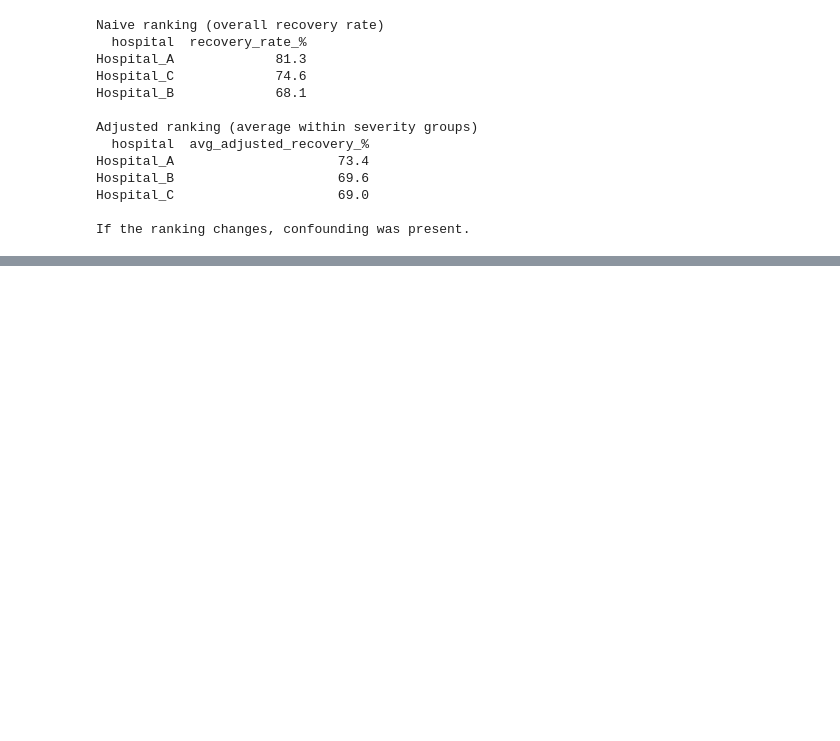
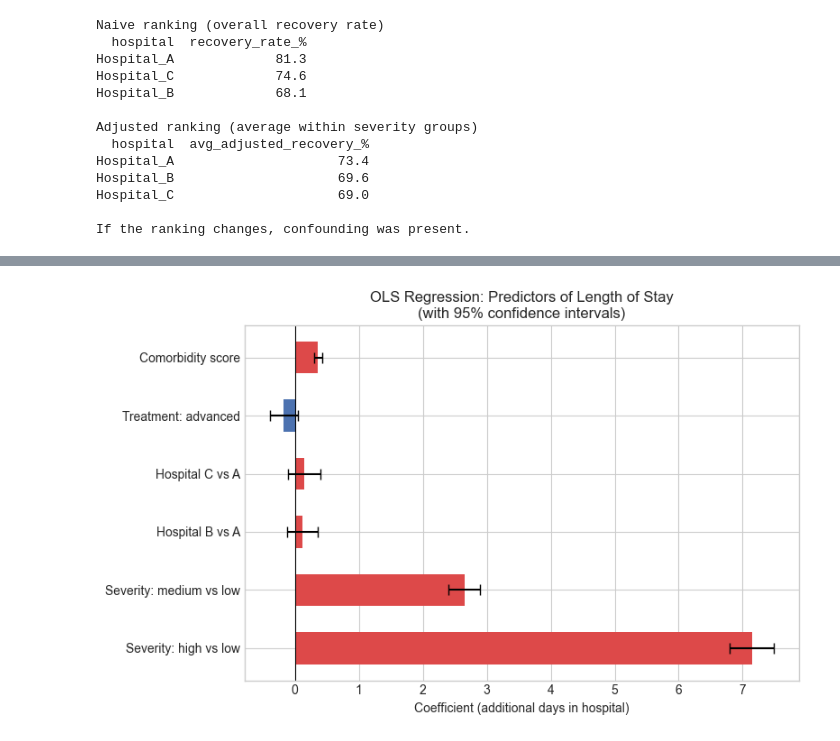
Before and after one commit to IliasBro/DS-Python-Fundamentals-Individual-Project, a Jupyter notebook: Analysis.ipynb, the cells around one changed output, grey strips where cells are left out. Saved outputs shown, nothing was run; the diff lists cells and outputs as text; code cells hidden in the pictures; blank space fills up the shorter version.

```diff
--- a/Analysis.ipynb
+++ b/Analysis.ipynb
@@ -283,10 +379,9 @@ Hospital_C    58.71             2.51         36.90
 
 adjusted_results = df.groupby(["hospital", "severity"]).apply(
     lambda g: pd.Series({
-        "patients":           len(g),
-        "recovery_rate_%":    recovery_rate(g).round(1),
-        "avg_stay_days":      avg_length_of_stay(g).round(2),
-        "readmission_rate_%": readmission_rate(g).round(1)
+        "patients":        len(g),
+        "recovery_rate_%": recovery_rate(g).round(1),
+        "avg_stay_days":   avg_length_of_stay(g).round(2)
     })
 ).reset_index()
 
@@ -430,0 +478,9 @@ A hospital that treats harder cases will always look worse in raw statistics. Fa
+# %%
+# OLS regression: predict length_of_stay_days from all variables
+model_ols = smf.ols(
+    "length_of_stay_days ~ C(severity, Treatment('low')) + comorbidity_score"
+    " + C(hospital, Treatment('Hospital_A')) + C(treatment_type, Treatment('standard'))",
+    data=df
+).fit()
+
+print(model_ols.summary())
@@ -430,0 +505,34 @@ A hospital that treats harder cases will always look worse in raw statistics. Fa
+# %%
+# Coefficient plot: effect size and 95% CI for each predictor
+coef = model_ols.params.drop("Intercept")
+ci   = model_ols.conf_int().drop("Intercept")
+
+name_map = {
+    "C(severity, Treatment('low'))[T.high]":                "Severity: high vs low",
+    "C(severity, Treatment('low'))[T.medium]":              "Severity: medium vs low",
+    "comorbidity_score":                                     "Comorbidity score",
+    "age":                                                   "Age",
+    "C(hospital, Treatment('Hospital_A'))[T.Hospital_B]":   "Hospital B vs A",
+    "C(hospital, Treatment('Hospital_A'))[T.Hospital_C]":   "Hospital C vs A",
+    "C(treatment_type, Treatment('standard'))[T.advanced]": "Treatment: advanced",
+}
+coef.index = [name_map.get(i, i) for i in coef.index]
+ci.index   = coef.index
+
+fig, ax = plt.subplots(figsize=(8, 5))
+colors_c = ["#DD4949" if v > 0 else "#4C72B0" for v in coef.values]
+ax.barh(
+    range(len(coef)), coef.values,
+    xerr=[coef.values - ci[0].values, ci[1].values - coef.values],
+    color=colors_c, height=0.55, capsize=4
+)
+ax.axvline(0, color="black", linewidth=0.8)
+ax.set_yticks(range(len(coef)))
+ax.set_yticklabels(coef.index)
+ax.set_xlabel("Coefficient (additional days in hospital)")
+ax.set_title("OLS Regression: Predictors of Length of Stay\n(with 95% confidence intervals)")
+plt.tight_layout()
+plt.savefig("Plots/plot_ols_coefficients.png", dpi=150)
+plt.show()
+# %% [output]
+[figure, added]
```
Also changed, not shown: parts of 21 cells of this notebook, 7 other files.
